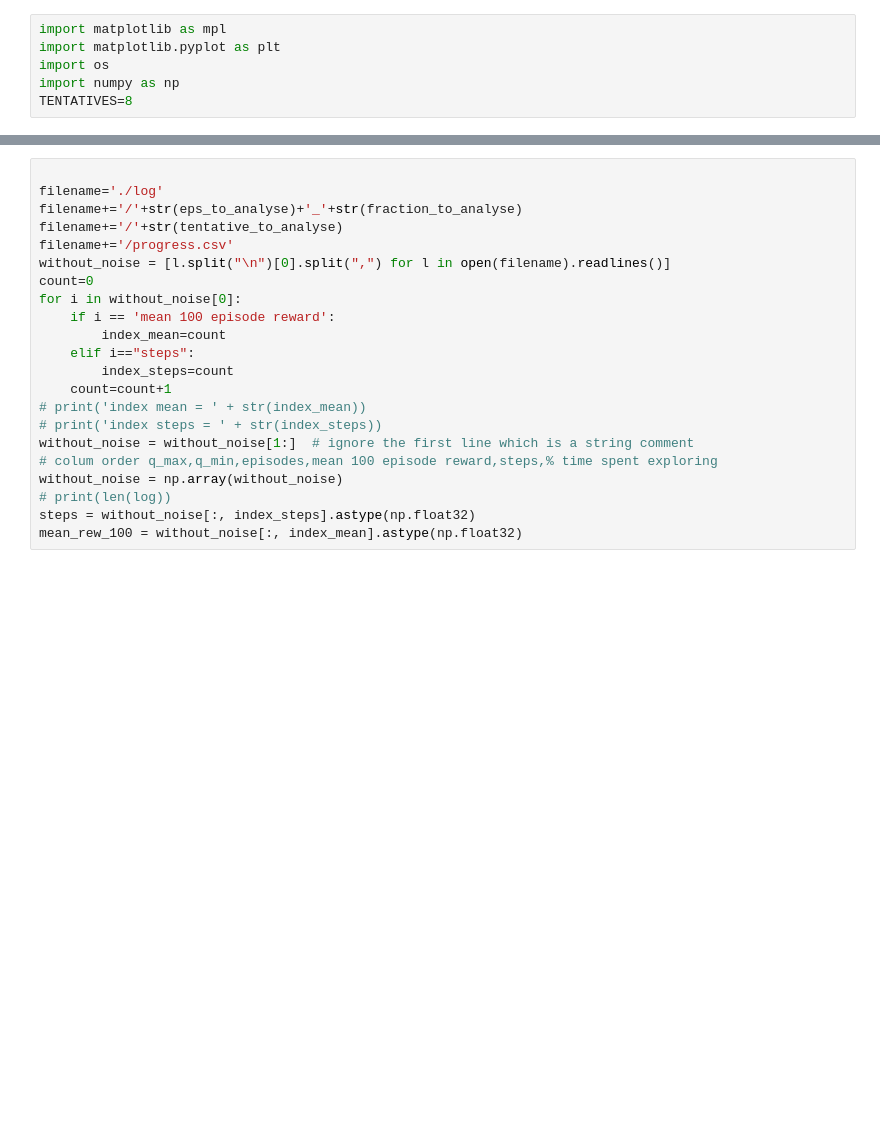
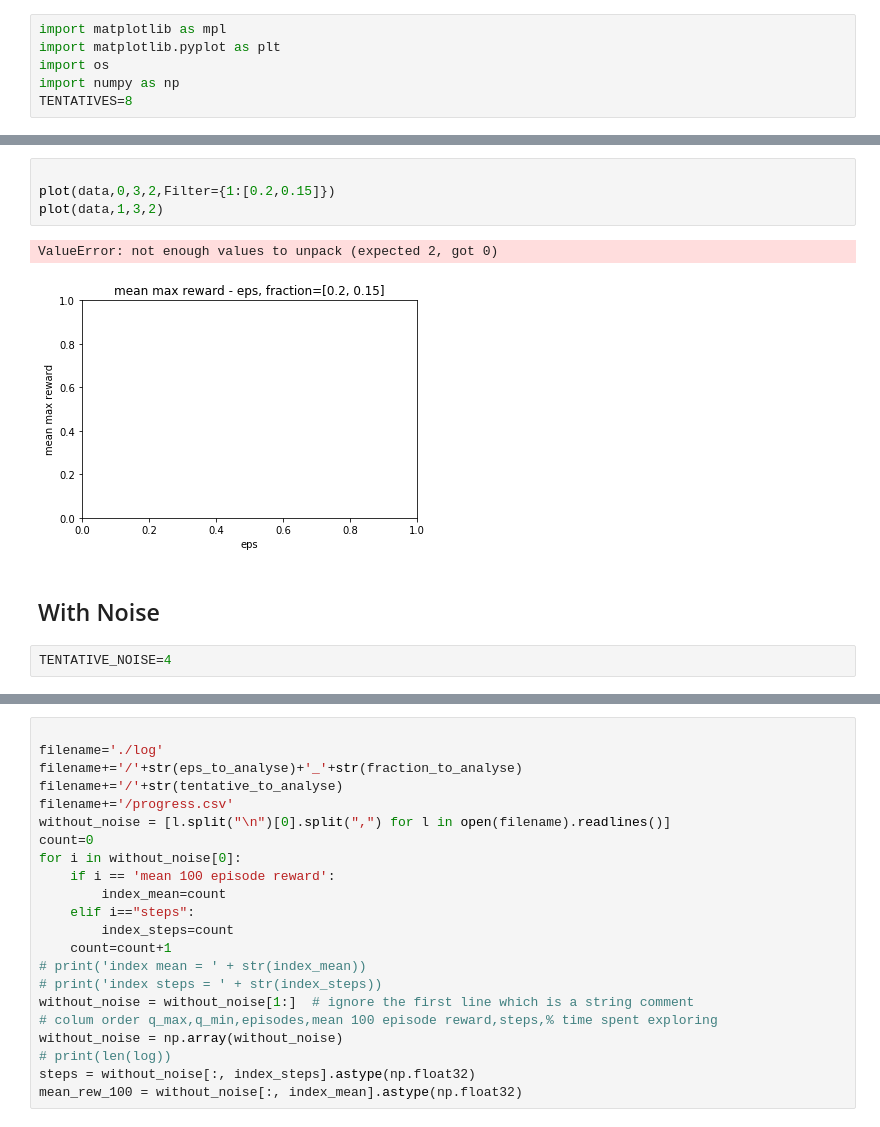
Before and after one commit to qifanz/baselines_GTL, a Jupyter notebook: baselines/deepq/plots.ipynb, the cells around one changed output, grey strips where cells are left out. Cells and saved outputs as stored; diff of their text form; blank space fills up the shorter version.

```diff
--- a/baselines/deepq/plots.ipynb
+++ b/baselines/deepq/plots.ipynb
@@ -217,0 +199,11 @@ fraction_to_analyse=0.1
+# %%
+
+plot(data,0,3,2,Filter={1:[0.2,0.15]})
+plot(data,1,3,2)
+# %% [output]
+ValueError: not enough values to unpack (expected 2, got 0)
+[figure, added]
+# %% [markdown]
+## With Noise
+# %%
+TENTATIVE_NOISE=4
```
Also changed, not shown: parts of 25 cells of this notebook, 4 other files.
